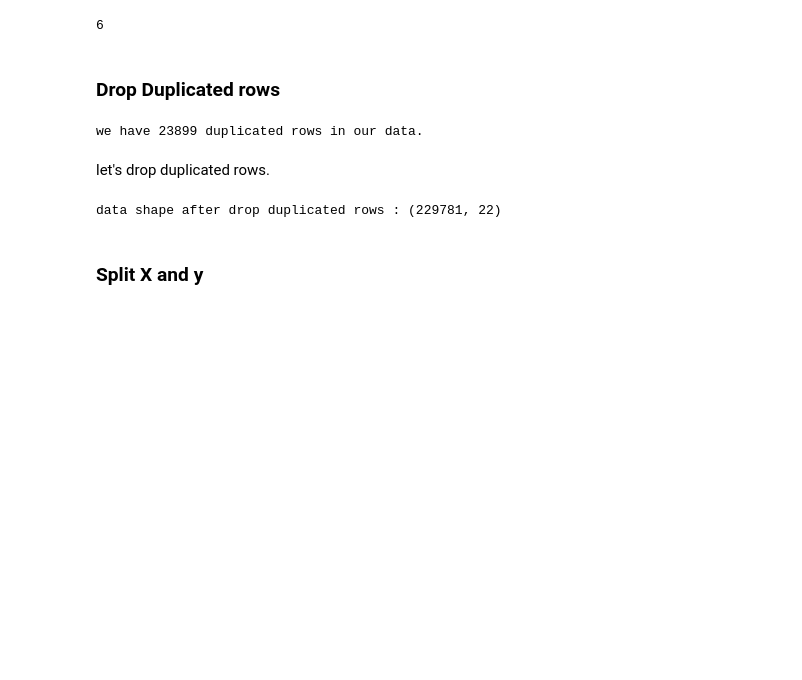
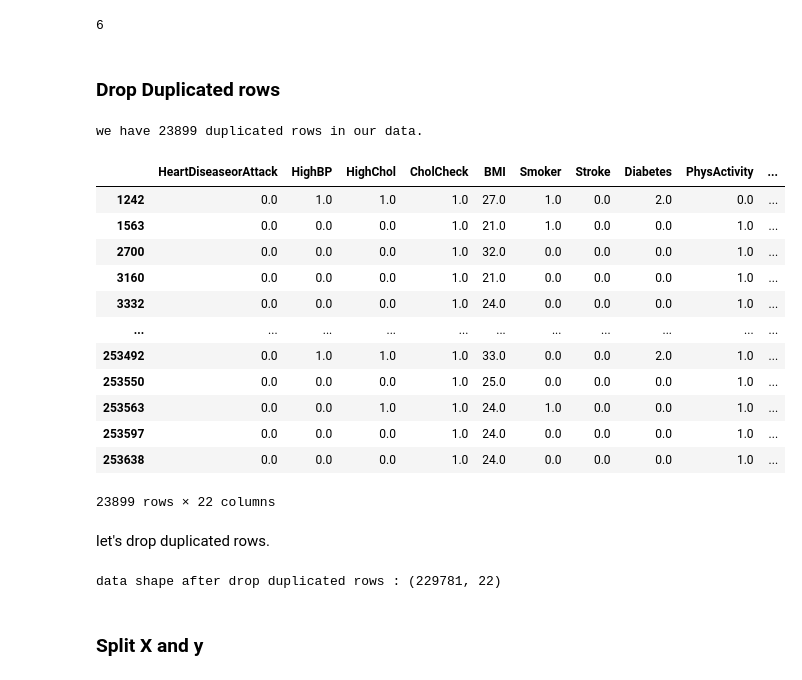
Before and after one commit to ZahraDehghani99/Heart-Disease-Health-Indicators-Dataset, a Jupyter notebook: heart_disease_classification.ipynb, the cells around one changed output. Drawn from its saved outputs; the diff is of its cells as text; code cells hidden in the pictures; blank space fills up the shorter version.

```diff
--- a/heart_disease_classification.ipynb
+++ b/heart_disease_classification.ipynb
@@ -185,6 +185,22 @@ duplicated_rows = df[df.duplicated()]
 print(f'we have {duplicated_rows.shape[0]} duplicated rows in our data.')
 # %% [output]
 we have 23899 duplicated rows in our data.
+# %%
+df.loc[df.duplicated(), :]
+# %% [output]
+|  | HeartDiseaseorAttack | HighBP | HighChol | CholCheck | BMI | Smoker | Stroke | Diabetes | PhysActivity | ... |
+| 1242 | 0.0 | 1.0 | 1.0 | 1.0 | 27.0 | 1.0 | 0.0 | 2.0 | 0.0 | ... |
+| 1563 | 0.0 | 0.0 | 0.0 | 1.0 | 21.0 | 1.0 | 0.0 | 0.0 | 1.0 | ... |
+| 2700 | 0.0 | 0.0 | 0.0 | 1.0 | 32.0 | 0.0 | 0.0 | 0.0 | 1.0 | ... |
+| 3160 | 0.0 | 0.0 | 0.0 | 1.0 | 21.0 | 0.0 | 0.0 | 0.0 | 1.0 | ... |
+| 3332 | 0.0 | 0.0 | 0.0 | 1.0 | 24.0 | 0.0 | 0.0 | 0.0 | 1.0 | ... |
+| ... | ... | ... | ... | ... | ... | ... | ... | ... | ... | ... |
+| 253492 | 0.0 | 1.0 | 1.0 | 1.0 | 33.0 | 0.0 | 0.0 | 2.0 | 1.0 | ... |
+| 253550 | 0.0 | 0.0 | 0.0 | 1.0 | 25.0 | 0.0 | 0.0 | 0.0 | 1.0 | ... |
+| 253563 | 0.0 | 0.0 | 1.0 | 1.0 | 24.0 | 1.0 | 0.0 | 0.0 | 1.0 | ... |
+| 253597 | 0.0 | 0.0 | 0.0 | 1.0 | 24.0 | 0.0 | 0.0 | 0.0 | 1.0 | ... |
+| 253638 | 0.0 | 0.0 | 0.0 | 1.0 | 24.0 | 0.0 | 0.0 | 0.0 | 1.0 | ... |
+23899 rows × 22 columns
 # %% [markdown]
 let's drop duplicated rows.
 # %%
```
Also changed, not shown: parts of 14 cells of this notebook.
